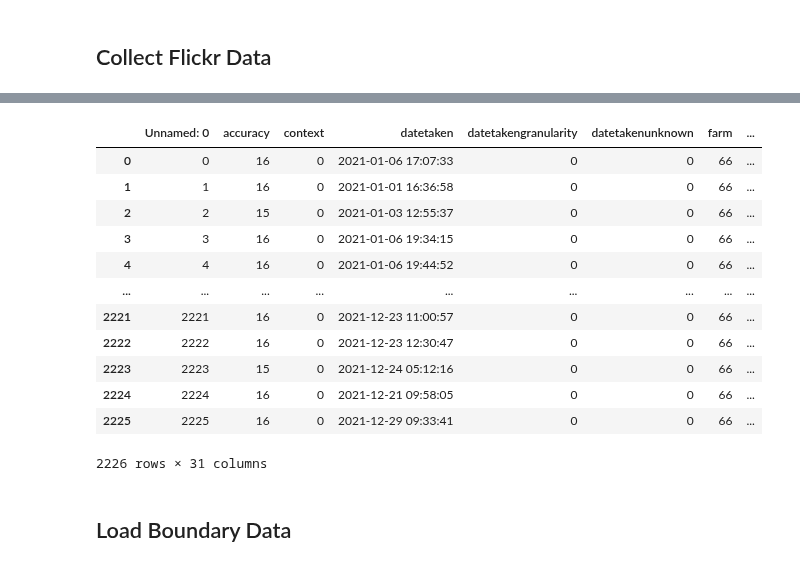
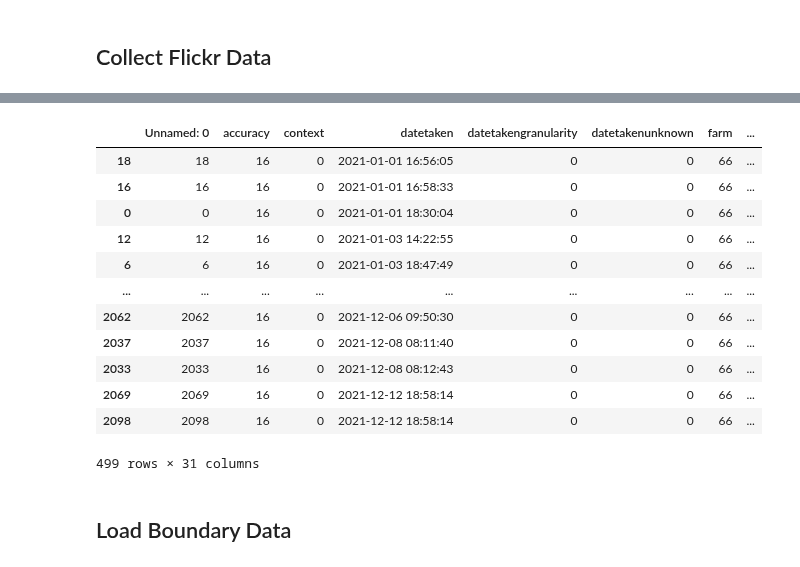
Before and after one commit to leyixu21/Semantic-Trajectory, a Jupyter notebook: get_flickr_data.ipynb, the cells around one changed output, grey strips where cells are left out. Saved outputs shown, nothing was run; the diff lists cells and outputs as text; code cells hidden in the pictures.

```diff
--- a/get_flickr_data.ipynb
+++ b/get_flickr_data.ipynb
@@ -402,19 +394,19 @@ zurich_bbox_flickr_2021
-# %%
-zurich_bbox_flickr_2021
-# %% [output]
-|  | Unnamed: 0 | accuracy | context | datetaken | datetakengranularity | datetakenunknown | farm | ... |
-| 0 | 0 | 16 | 0 | 2021-01-06 17:07:33 | 0 | 0 | 66 | ... |
-| 1 | 1 | 16 | 0 | 2021-01-01 16:36:58 | 0 | 0 | 66 | ... |
-| 2 | 2 | 15 | 0 | 2021-01-03 12:55:37 | 0 | 0 | 66 | ... |
-| 3 | 3 | 16 | 0 | 2021-01-06 19:34:15 | 0 | 0 | 66 | ... |
-| 4 | 4 | 16 | 0 | 2021-01-06 19:44:52 | 0 | 0 | 66 | ... |
-| ... | ... | ... | ... | ... | ... | ... | ... | ... |
-| 2221 | 2221 | 16 | 0 | 2021-12-23 11:00:57 | 0 | 0 | 66 | ... |
-| 2222 | 2222 | 16 | 0 | 2021-12-23 12:30:47 | 0 | 0 | 66 | ... |
-| 2223 | 2223 | 15 | 0 | 2021-12-24 05:12:16 | 0 | 0 | 66 | ... |
-| 2224 | 2224 | 16 | 0 | 2021-12-21 09:58:05 | 0 | 0 | 66 | ... |
-| 2225 | 2225 | 16 | 0 | 2021-12-29 09:33:41 | 0 | 0 | 66 | ... |
-2226 rows × 31 columns
+# %%
+zurich_bbox_flickr_2021[zurich_bbox_flickr_2021['owner']=='85635543@N00']
+# %% [output]
+|  | Unnamed: 0 | accuracy | context | datetaken | datetakengranularity | datetakenunknown | farm | ... |
+| 18 | 18 | 16 | 0 | 2021-01-01 16:56:05 | 0 | 0 | 66 | ... |
+| 16 | 16 | 16 | 0 | 2021-01-01 16:58:33 | 0 | 0 | 66 | ... |
+| 0 | 0 | 16 | 0 | 2021-01-01 18:30:04 | 0 | 0 | 66 | ... |
+| 12 | 12 | 16 | 0 | 2021-01-03 14:22:55 | 0 | 0 | 66 | ... |
+| 6 | 6 | 16 | 0 | 2021-01-03 18:47:49 | 0 | 0 | 66 | ... |
+| ... | ... | ... | ... | ... | ... | ... | ... | ... |
+| 2062 | 2062 | 16 | 0 | 2021-12-06 09:50:30 | 0 | 0 | 66 | ... |
+| 2037 | 2037 | 16 | 0 | 2021-12-08 08:11:40 | 0 | 0 | 66 | ... |
+| 2033 | 2033 | 16 | 0 | 2021-12-08 08:12:43 | 0 | 0 | 66 | ... |
+| 2069 | 2069 | 16 | 0 | 2021-12-12 18:58:14 | 0 | 0 | 66 | ... |
+| 2098 | 2098 | 16 | 0 | 2021-12-12 18:58:14 | 0 | 0 | 66 | ... |
+499 rows × 31 columns
 # %% [markdown]
 ## Load Boundary Data
 # %%
```
Also changed, not shown: parts of 19 cells of this notebook.
